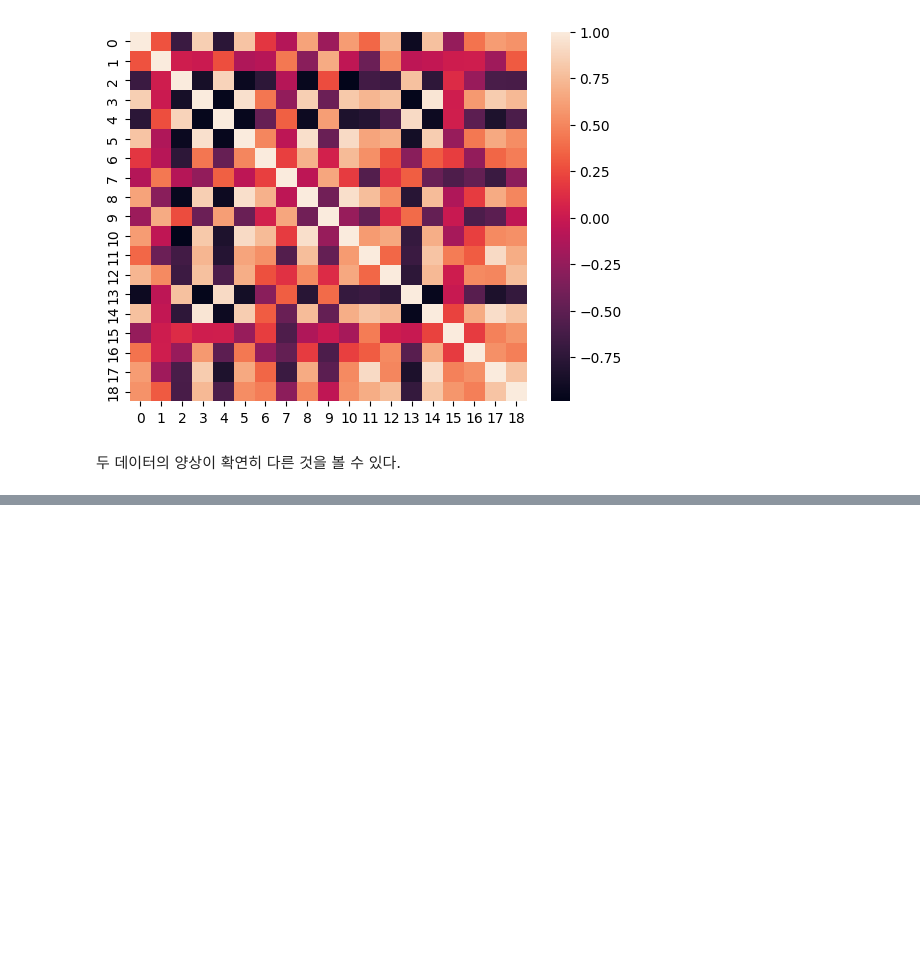
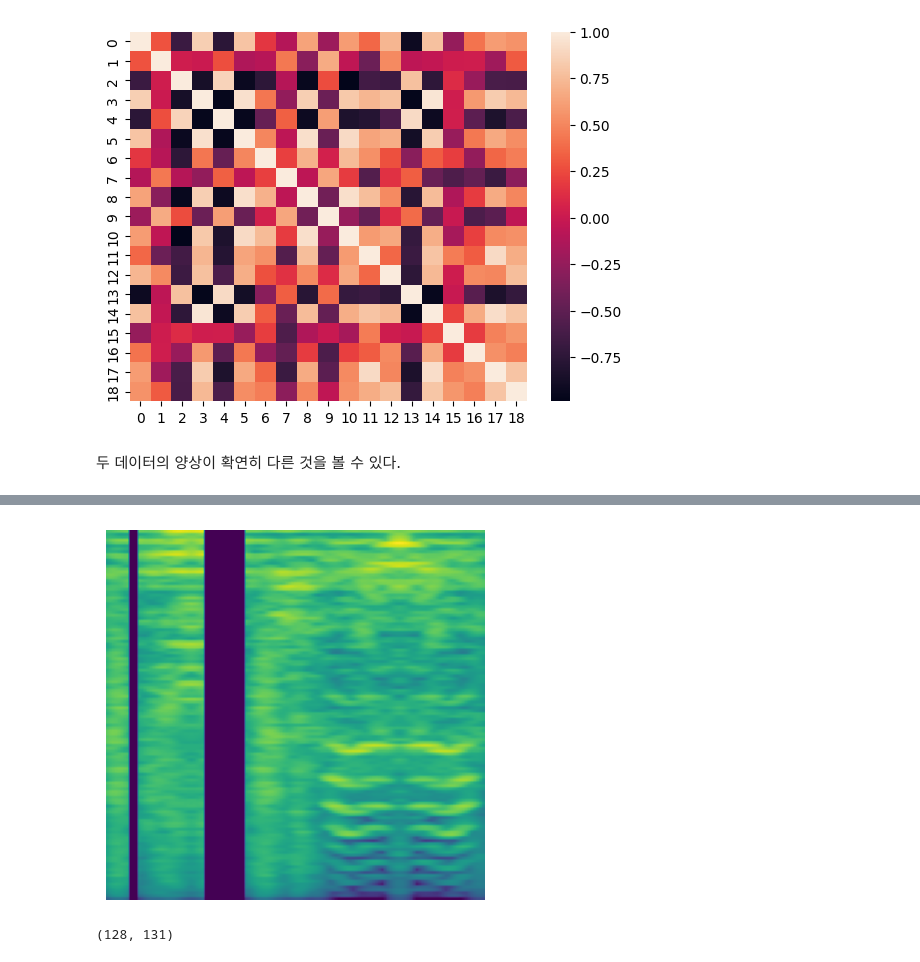
Before and after one commit to lukekim420/catclass, a Jupyter notebook: eda_mid.ipynb, the cells around one changed output, grey strips where cells are left out. Cells and saved outputs as stored; diff of their text form; code cells hidden in the pictures; blank space fills up the shorter version.

```diff
--- a/eda_mid.ipynb
+++ b/eda_mid.ipynb
@@ -712,0 +758,28 @@ sns.heatmap(df_caterwaul_new.corr())
+# %%
+def spec_to_image(spec, eps=1e-6): #mel_spectrogram을 정규화해 이미지로 변환하는 함수
+  mean = spec.mean()
+  std = spec.std()
+  spec_norm = (spec - mean) / (std + eps)
+  spec_min, spec_max = spec_norm.min(), spec_norm.max()
+  spec_scaled = 255 * (spec_norm - spec_min) / (spec_max - spec_min)
+  spec_scaled = spec_scaled.astype(np.uint8)
+  return spec_scaled
+# %%
+def showimg(imgarr): #이미지를 보여주는 함수
+    plt.imshow(imgarr, vmin=0, vmax=255)
+    plt.axis('off')
+    plt.show()
+    print(imgarr.shape)
+# %%
+def freq_masking(feat, F = 20, freq_mask_num = 2): #frequency에 랜덤으로 마스크를 씌우는 함수, 데이터 증강에 사용
+    feat_size = feat.shape[1]
+    seq_len = feat.shape[0]
+
+    # freq mask
+    for _ in range(freq_mask_num):
+        f = np.random.uniform(low=0.0, high=F)
+        f = int(f)
+        f0 = random.randint(0, feat_size - f)
+        feat[:, f0 : f0 + f] = 0
+
+    return feat
@@ -712,0 +799,14 @@ sns.heatmap(df_caterwaul_new.corr())
+# %%
+# glob: 사용자가 제시한 조건에 맞는 파일명을 리스트 형식으로 반환
+base_dir = '../catclass_ai/output/train/meow'
+train_folder = glob(base_dir)
+train_path = []
+for folder in train_folder:
+    tmp = glob(folder + '/*')
+    train_path += tmp
+meow_path = train_path
+# %%
+showimg(freq_masking(spec_to_image(get_melspectrogram_db(str(meow_path[4]))))) #frequency masking이 된 예시
+# %% [output]
+[figure, added]
+(128, 131)
```
Also changed, not shown: parts of 67 cells of this notebook.
